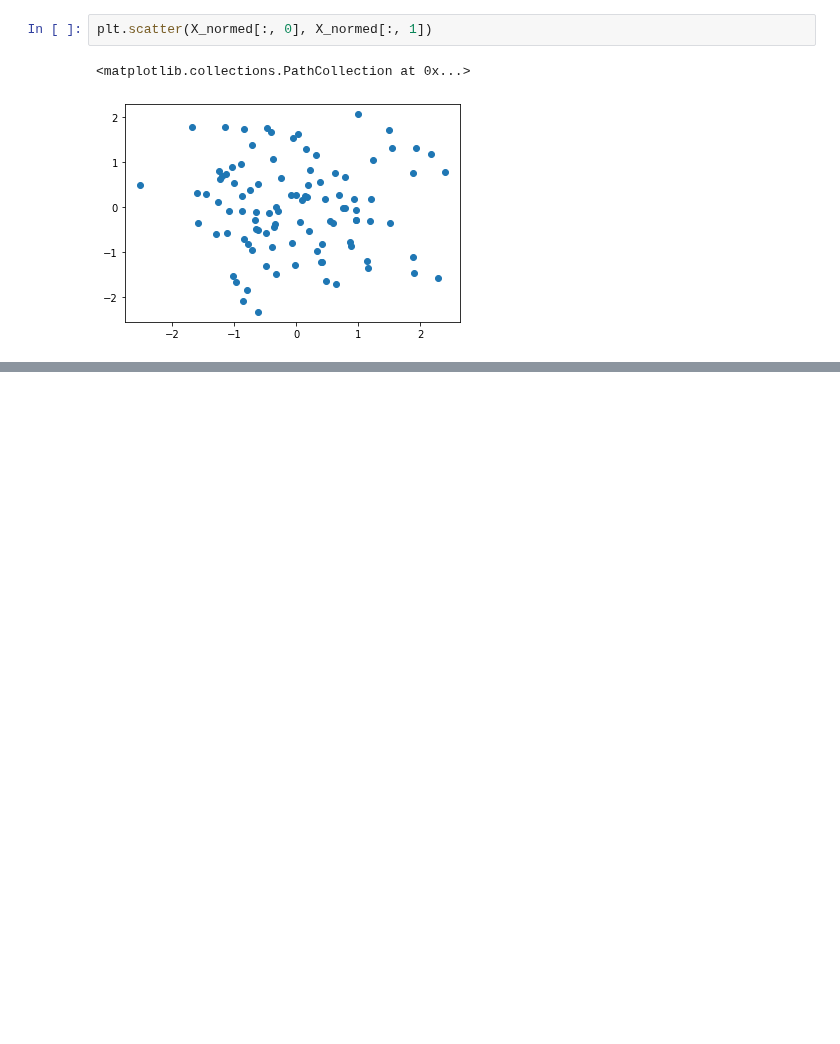
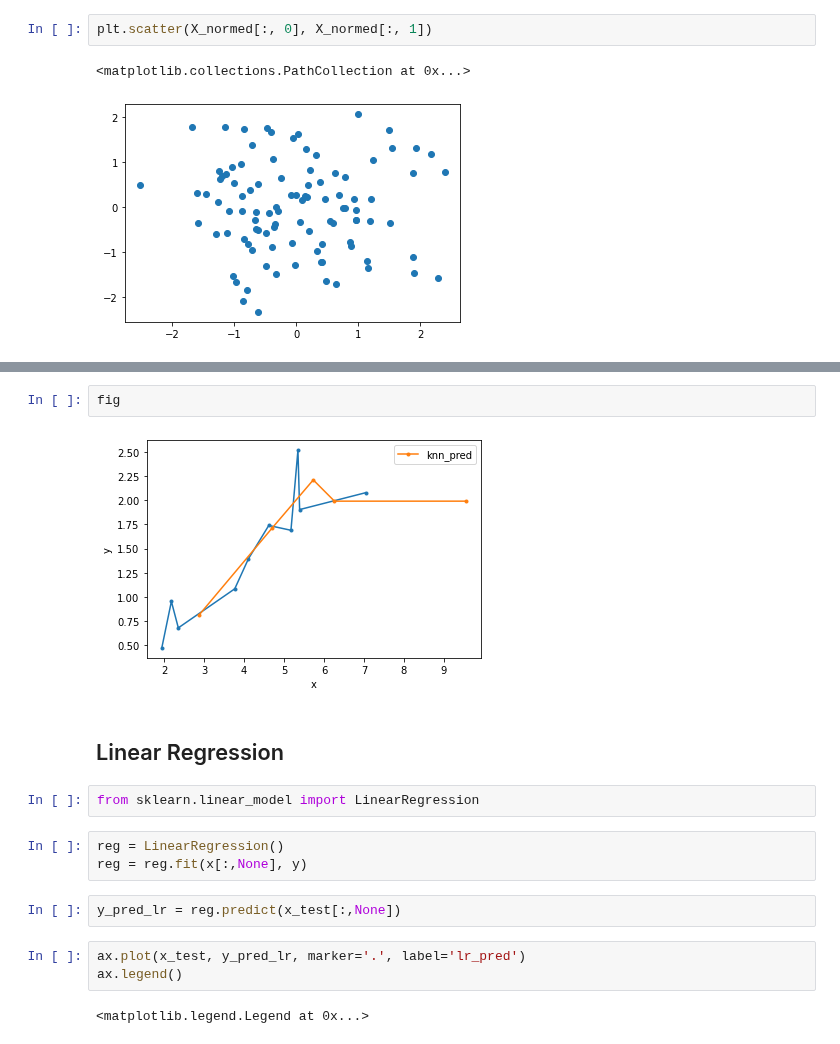
Before and after one commit to cridonoso/IntroToDataScience, a Jupyter notebook: 2.sklearn_regression.ipynb, the cells around one changed output, grey strips where cells are left out. Saved outputs shown, nothing was run; the diff lists cells and outputs as text; blank space fills up the shorter version.

Commit message:
regression

```diff
--- a/2.sklearn_regression.ipynb
+++ b/2.sklearn_regression.ipynb
@@ -49,0 +99,18 @@ plt.scatter(X_normed[:, 0], X_normed[:, 1])
+# %%
+fig
+# %% [output]
+[figure, added]
+# %% [markdown]
+## Linear Regression
+# %%
+from sklearn.linear_model import LinearRegression
+# %%
+reg = LinearRegression()
+reg = reg.fit(x[:,None], y)
+# %%
+y_pred_lr = reg.predict(x_test[:,None])
+# %%
+ax.plot(x_test, y_pred_lr, marker='.', label='lr_pred')
+ax.legend()
+# %% [output]
+<matplotlib.legend.Legend at 0x...>
```
Also changed, not shown: parts of 34 cells of this notebook, 1 other file.
